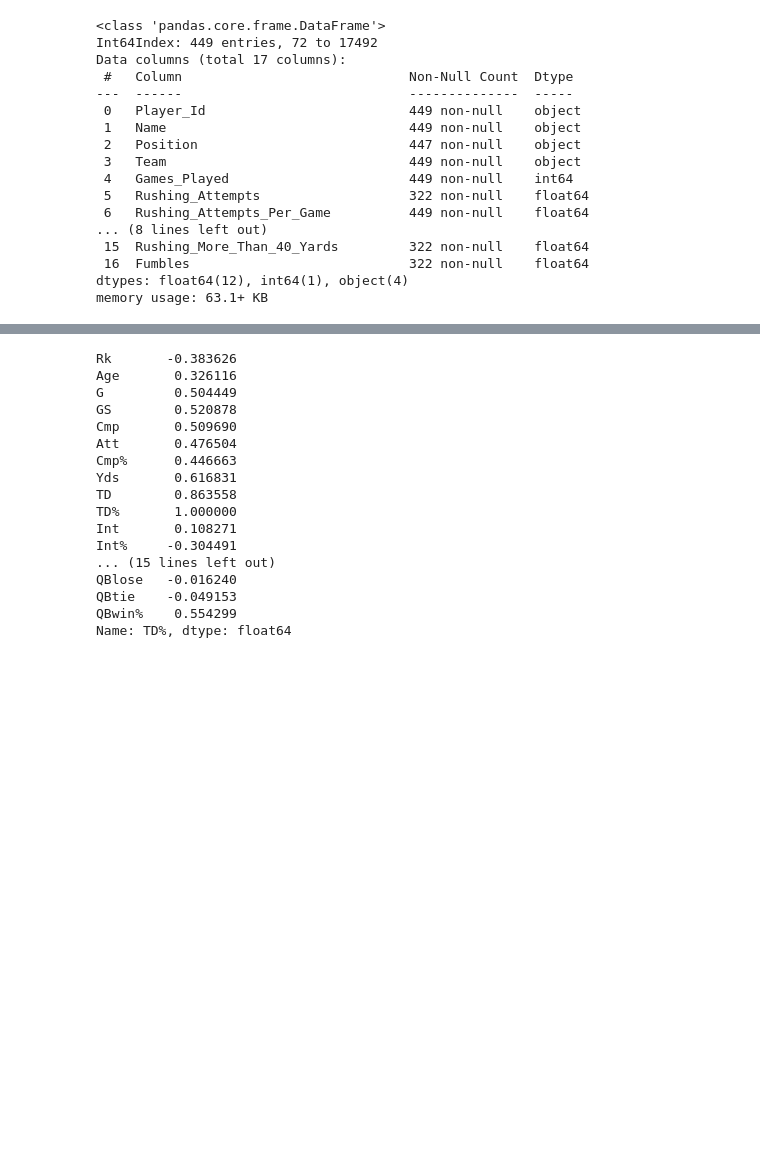
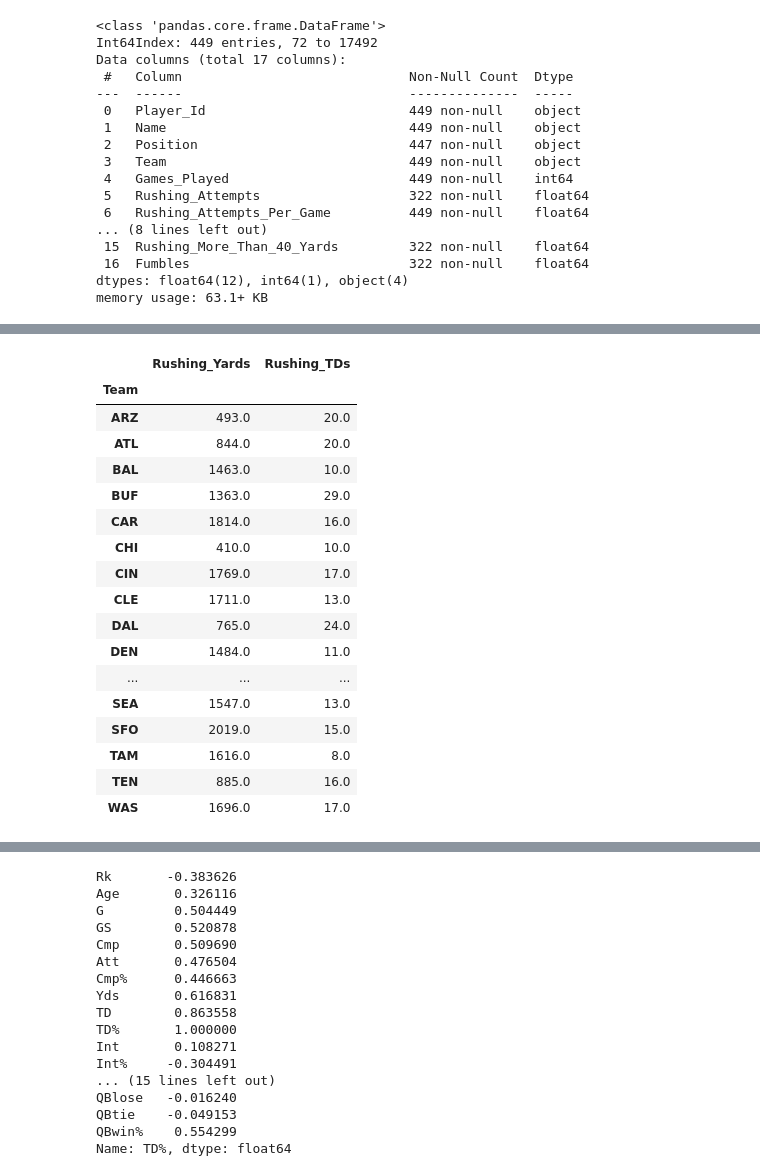
Before and after one commit to ChristopherSJames/Quarterback-Point-Analysis-2016, a Jupyter notebook: qb_point_analysis.ipynb, the cells around one changed output, grey strips where cells are left out. Cells and saved outputs as stored; diff of their text form; code cells hidden in the pictures; blank space fills up the shorter version.

Commit message:
continue rushing stats integration

```diff
--- a/qb_point_analysis.ipynb
+++ b/qb_point_analysis.ipynb
@@ -116,3 +130,25 @@ df_run.head()
+# %%
+df_run_merge = df_run[['Rushing_Yards', 'Rushing_TDs']]
+df_run_merge
+# %% [output]
+|  | Rushing_Yards | Rushing_TDs |
+| Team |  |  |
+| ARZ | 493.0 | 20.0 |
+| ATL | 844.0 | 20.0 |
+| BAL | 1463.0 | 10.0 |
+| BUF | 1363.0 | 29.0 |
+| CAR | 1814.0 | 16.0 |
+| CHI | 410.0 | 10.0 |
+| CIN | 1769.0 | 17.0 |
+| CLE | 1711.0 | 13.0 |
+| DAL | 765.0 | 24.0 |
+| DEN | 1484.0 | 11.0 |
+| ... | ... | ... |
+| SEA | 1547.0 | 13.0 |
+| SFO | 2019.0 | 15.0 |
+| TAM | 1616.0 | 8.0 |
+| TEN | 885.0 | 16.0 |
+| WAS | 1696.0 | 17.0 |
 # %%
 df_run.info()
 # %% [output]
```
Also changed, not shown: parts of 4 cells of this notebook.
